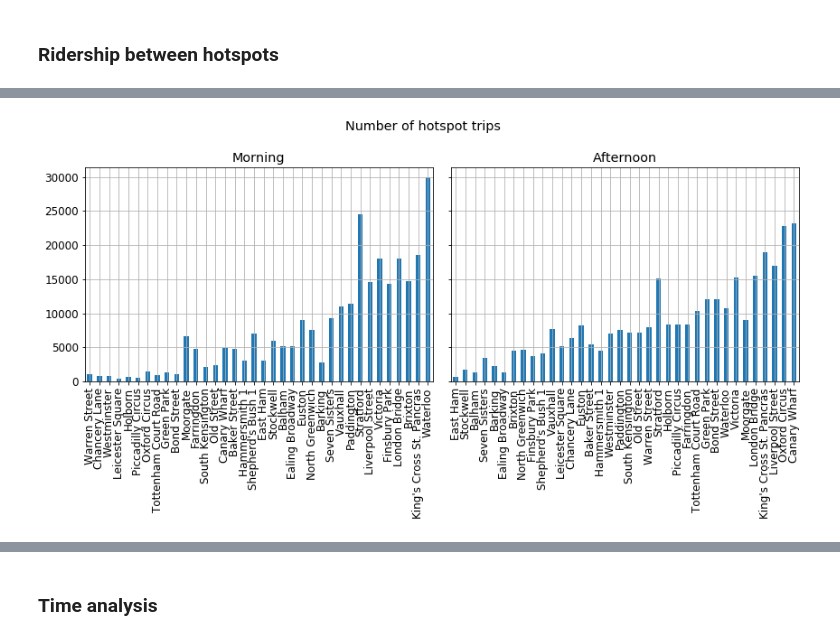
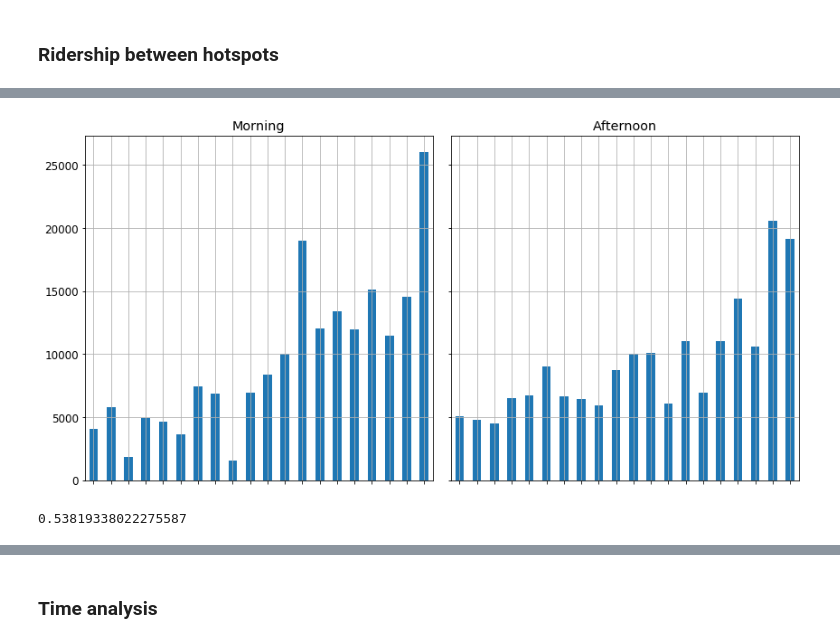
Before and after one commit to itko/cities, a Jupyter notebook: notebooks/network_analysis.ipynb, the cells around one changed output, grey strips where cells are left out. Saved outputs shown, nothing was run; the diff lists cells and outputs as text; code cells hidden in the pictures.

```diff
--- a/notebooks/network_analysis.ipynb
+++ b/notebooks/network_analysis.ipynb
@@ -191,7 +315,7 @@ f.tight_layout(w_pad=2)
 hotspots = pd.concat([hotspots_res, hotspots_work])
 hotspots = hotspots[~hotspots.index.duplicated()]
 # %%
-order_rows = residents.reindex(hotspots.index).sort_values().index
-order_columns = workers.reindex(hotspots.index).sort_values().index
+order_rows = residents.reindex(hotspots_res.index).sort_values().index
+order_columns = workers.reindex(hotspots_work.index).sort_values().index
 # %%
 df = pd.DataFrame(index = order_rows, columns = order_columns)
@@ -200,5 +322,10 @@ df.loc[:,:] = 0
+# %%
+df.loc[:,:] = 0
+riders_morning = df.copy()
+distance_morning = df.copy()
+riders_afternoon = df.T.copy()
+distance_afternoon = df.T.copy()
 # %%
 for i in hotspots_res.index:
     for j in hotspots_work.index:
         df.loc[i,j] = 1
-        df.loc[j,i] = 1
@@ -227,8 +419,18 @@ for (origin,destination),riders in od.iterrows():
     # Exclude self-trips
     if origin != destination:
         # Check if this is a hotspot trip
-        if (origin in df.index) and (destination in df.columns):
+        if (origin in hotspots.index) and (destination in hotspots.index):
             # Assign the value
             df.loc[origin, destination] = riders['total']
-            df_morning.loc[origin, destination] = riders['morning']
-            df_afternoon.loc[origin, destination] = riders['afternoon']
+            # Check if this is a workbound trip
+            if (origin in riders_morning.index) and (destination in riders_morning.columns):
+                riders_morning.loc[origin, destination] = riders['morning']
+                distance_morning.loc[origin, destination] = hotspots_res.loc[origin].location.distance(
+                hotspots_work.loc[destination].location)
+            # Check if it's a homebound trip
+            if (origin in riders_afternoon.index) and (destination in riders_afternoon.columns):
+                riders_afternoon.loc[origin, destination] = riders['afternoon']
+# Replace zero distance with null
+distance_morning.replace(0,np.nan,inplace=True)
+# Distance is symmetric
+distance_afternoon = distance_morning.T
@@ -256,12 +452,18 @@ f.tight_layout()
 # %%
 f,(ax1,ax2) = plt.subplots(1,2, figsize = (12,6), sharey=True)
-df_morning.sum(axis=1).plot(kind='bar', color='C0', ax=ax1)
+riders_morning.sum(axis=1).plot(kind='bar', color='C0', ax=ax1)
 ax1.set_title('Morning')
-df_afternoon.sum(axis=1).plot(kind='bar', color='C0', ax=ax2)
+ax1.set_xticklabels([])
+riders_afternoon.sum(axis=1).plot(kind='bar', color='C0', ax=ax2)
 ax2.set_title('Afternoon')
+ax2.set_xticklabels([])
 f.tight_layout()
-f.suptitle('Number of hotspot trips', y=1.05)
+# f.suptitle('Number of hotspot trips', y=1.05)
 ax1.grid()
 ax2.grid()
 # %% [output]
-[figure, old version]
+[figure, new version]
+# %%
+od[['morning','afternoon']].sum().sum() / od.drop('total',axis=1).sum().sum()
+# %% [output]
+0.53819338022275587
```
Also changed, not shown: parts of 42 cells of this notebook, 4 other files.
